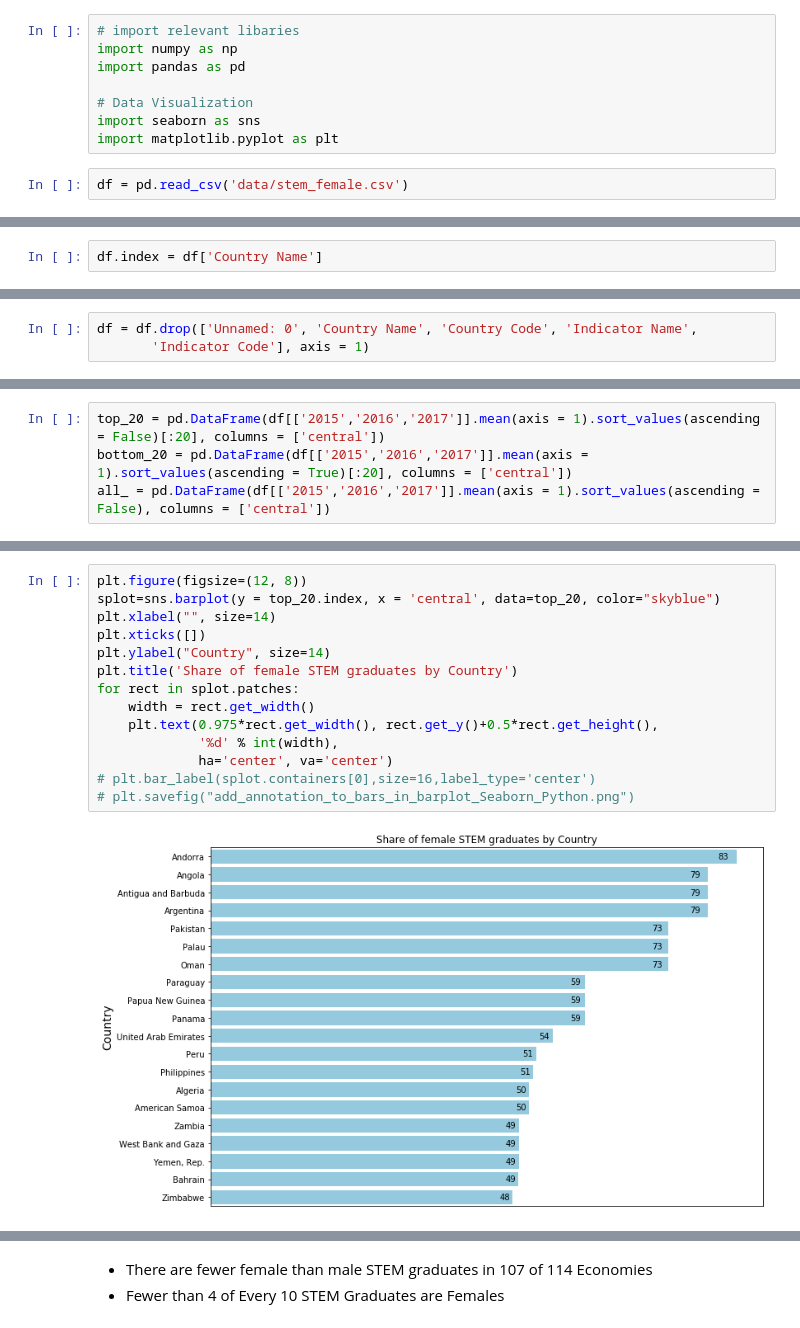
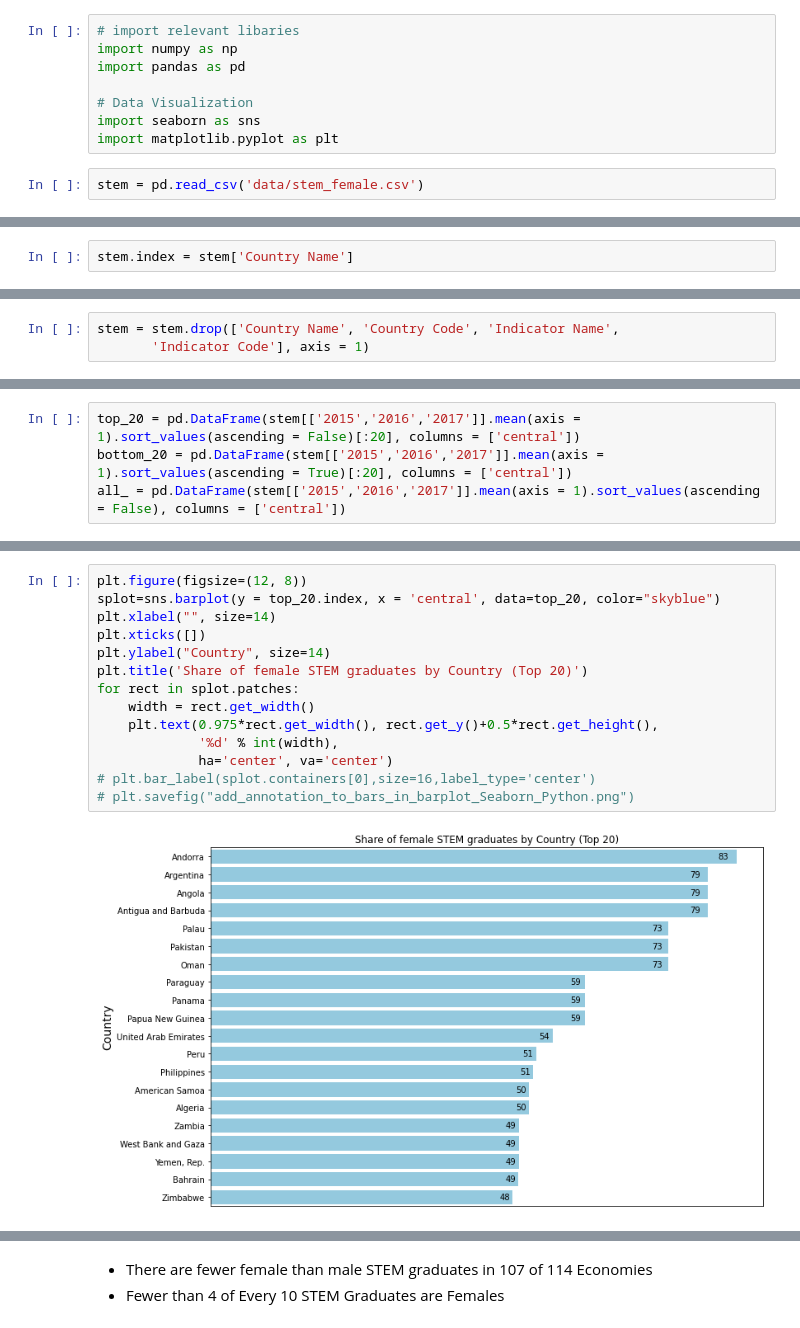
Before and after one commit to HamoyeHQ/GFP-21-Pytorch, a Jupyter notebook: exploratory_data_analysis.ipynb, the cells around one changed output, grey strips where cells are left out. Saved outputs shown, nothing was run; the diff lists cells and outputs as text.

Commit message:
Clean and analyze share of female - share of female by region - share of female by income

```diff
--- a/exploratory_data_analysis.ipynb
+++ b/exploratory_data_analysis.ipynb
@@ -9,5 +9,5 @@ import pandas as pd
 import seaborn as sns
 import matplotlib.pyplot as plt
 # %%
-df = pd.read_csv('data/stem_female.csv')
+stem = pd.read_csv('data/stem_female.csv')
 # %%
@@ -42,4 +46,4 @@ Indicator Code     0
 dtype: int64
 # %%
-df.index = df['Country Name']
+stem.index = stem['Country Name']
 # %%
@@ -56,4 +60,4 @@ df.head()
 # %%
-df = df.drop(['Unnamed: 0', 'Country Name', 'Country Code', 'Indicator Name',
+stem = stem.drop(['Country Name', 'Country Code', 'Indicator Name',
        'Indicator Code'], axis = 1)
 # %%
@@ -103,7 +95,7 @@ pd.DataFrame(df.median(axis = 1).sort_values(ascending = False))
 # %%
-top_20 = pd.DataFrame(df[['2015','2016','2017']].mean(axis = 1).sort_values(ascending = False)[:20], columns = ['central'])
-bottom_20 = pd.DataFrame(df[['2015','2016','2017']].mean(axis = 1).sort_values(ascending = True)[:20], columns = ['central'])
-all_ = pd.DataFrame(df[['2015','2016','2017']].mean(axis = 1).sort_values(ascending = False), columns = ['central'])
+top_20 = pd.DataFrame(stem[['2015','2016','2017']].mean(axis = 1).sort_values(ascending = False)[:20], columns = ['central'])
+bottom_20 = pd.DataFrame(stem[['2015','2016','2017']].mean(axis = 1).sort_values(ascending = True)[:20], columns = ['central'])
+all_ = pd.DataFrame(stem[['2015','2016','2017']].mean(axis = 1).sort_values(ascending = False), columns = ['central'])
 # %%
 bottom_20
 # %% [output]
@@ -128,19 +120,19 @@ bottom_20
 # %%
 plt.figure(figsize=(12, 8))
 splot=sns.barplot(y = top_20.index, x = 'central', data=top_20, color="skyblue")
 plt.xlabel("", size=14)
 plt.xticks([])
 plt.ylabel("Country", size=14)
-plt.title('Share of female STEM graduates by Country')
+plt.title('Share of female STEM graduates by Country (Top 20)')
 for rect in splot.patches:
     width = rect.get_width()
     plt.text(0.975*rect.get_width(), rect.get_y()+0.5*rect.get_height(),
              '%d' % int(width),
              ha='center', va='center')
 # plt.bar_label(splot.containers[0],size=16,label_type='center')
 # plt.savefig("add_annotation_to_bars_in_barplot_Seaborn_Python.png")
 # %% [output]
-[figure, old version]
+[figure, new version]
 # %%
 plt.figure(figsize=(12, 8))
 splot=sns.barplot(y = bottom_20.index, x = 'central', data=bottom_20, color="skyblue")
```
Also changed, not shown: parts of 30 cells of this notebook, 6 other files.
